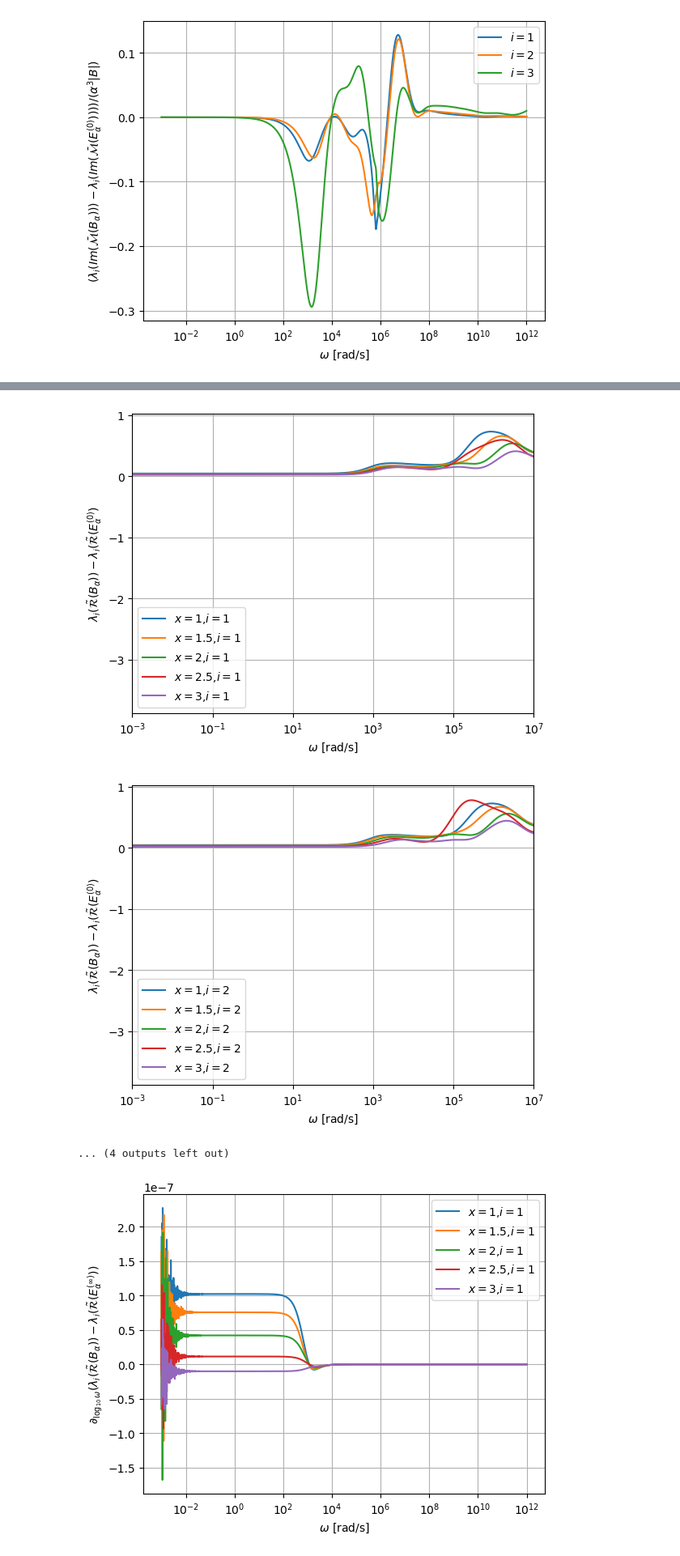
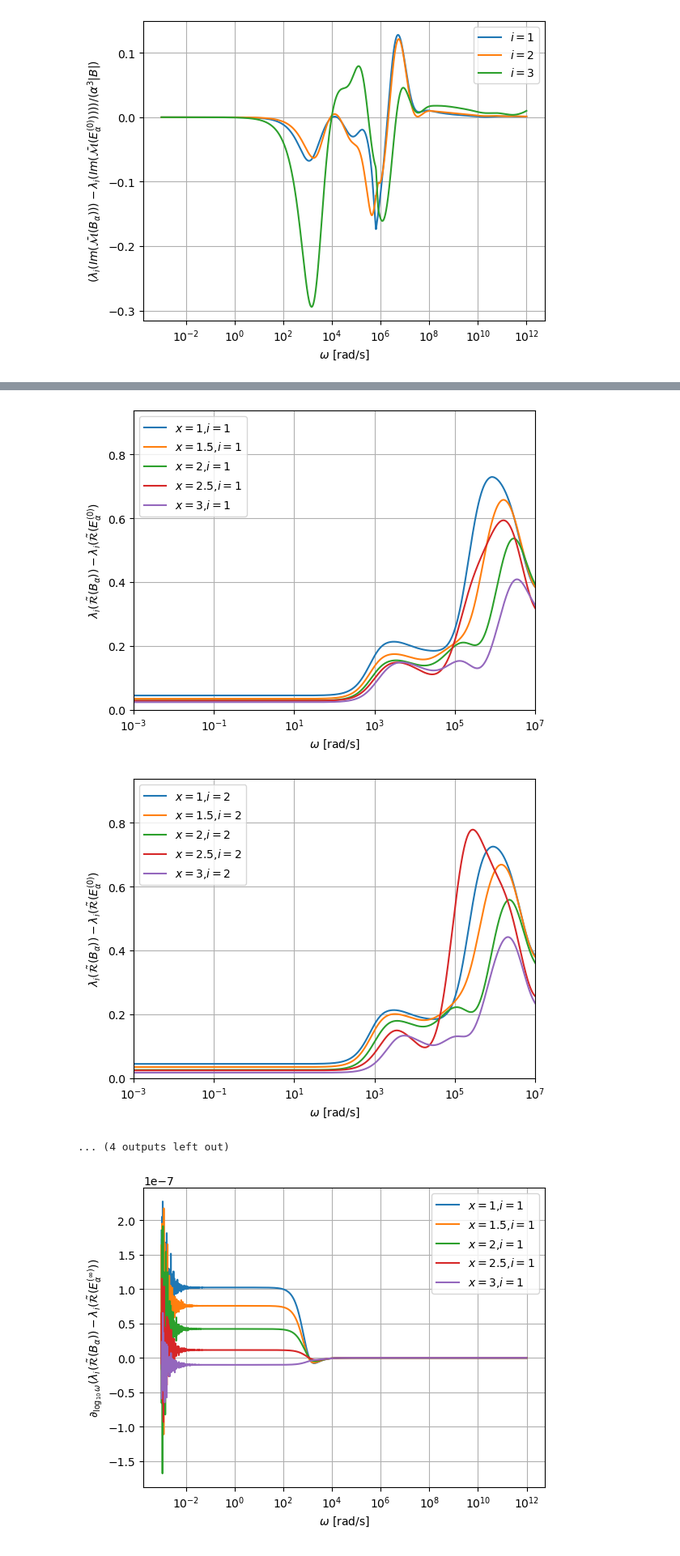
Before and after one commit to MPT-Calculator/MPT-Calculator, a Jupyter notebook: tet_spectrum_results_0_01_varyx.ipynb, the cells around one changed output, grey strips where cells are left out. Shown at 81% size. Saved outputs shown, nothing was run; the diff lists cells and outputs as text; code cells hidden in the pictures.

```diff
--- a/tet_spectrum_results_0_01_varyx.ipynb
+++ b/tet_spectrum_results_0_01_varyx.ipynb
@@ -1152,7 +1152,8 @@ for i in range(3):
     plt.ylabel(r"$\lambda_i({\cal I}(B_\alpha))-\lambda_i({\cal I}(E_\alpha^{(\infty)}))$")
     plt.savefig("my_plots/tet_varyx/diff_eigenvalues_varyx_minf_im_lam"+str(i+1)+".pdf")
 
-
+ymin=np.zeros(6)
+ymax=np.zeros(6)
 
 for i in range(3):
     plt.figure(3+3+5+i)
@@ -1184,6 +1185,8 @@ for i in range(3):
     plt.xlim([xmin,xmax])
     plt.ylim([ymin[0],ymax[0]])
     plt.savefig("my_plots/tet_varyx/diff_eigenvalues_varyx_n0_re_lam"+str(i+1)+".pdf")
+
+
 
 for i in range(3):
     plt.figure(3+3+3+5+i)
@@ -1204,35 +1207,35 @@ for i in range(3):
     ymin[0],ymax[0]=yaxis(Omega,np.imag(diff_Eigenvalues_tet2_5_ellip_n0[:,i])/(alpha**3*vol),xmin,xmax,ymin[0],ymax[0])
 
 
     plt.semilogx(Omega,np.imag(diff_Eigenvalues_tet3_ellip_n0[:,i])/(alpha**3*vol),label=r"$x=3$,$i=$"+str(i+1))
     ymin[0],ymax[0]=yaxis(Omega,np.imag(diff_Eigenvalues_tet3_ellip_n0[:,i])/(alpha**3*vol),xmin,xmax,ymin[0],ymax[0])
 
 
 for i in range(3):
     plt.figure(3+3+3+5+i)
     plt.grid()
     plt.xlabel(r"$\omega$ [rad/s]")
     plt.legend()
     plt.ylabel(r"$\lambda_i({\cal I}(B_\alpha))-\lambda_i({\cal I}(E_\alpha^{(0)}))$")
     plt.xlim([xmin,xmax])
     plt.ylim([ymin[1],ymax[1]])
     plt.savefig("my_plots/tet_varyx/diff_eigenvalues_varyx_n0_im_lam"+str(i+1)+".pdf")
 
 
 plt.show()
 # %% [output]
 [figure]
 [figure]
 [figure]
 [figure]
 [figure]
 [figure]
 [figure]
 [figure]
 [figure]
 [figure]
-[figure, old version]
+[figure, new version]
-[figure, old version]
+[figure, new version]
 ... (4 outputs left out)
 # %%
 N=len(Omega)
```
Also changed, not shown: 12 other files.
